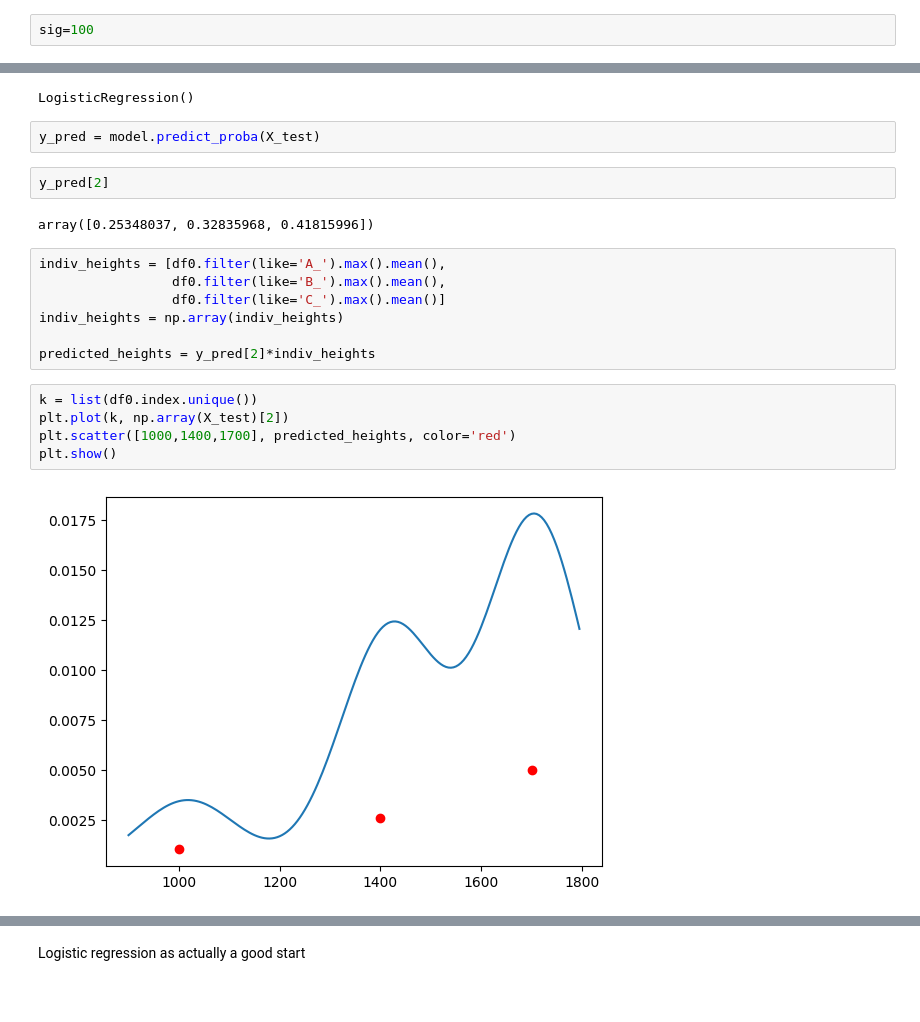
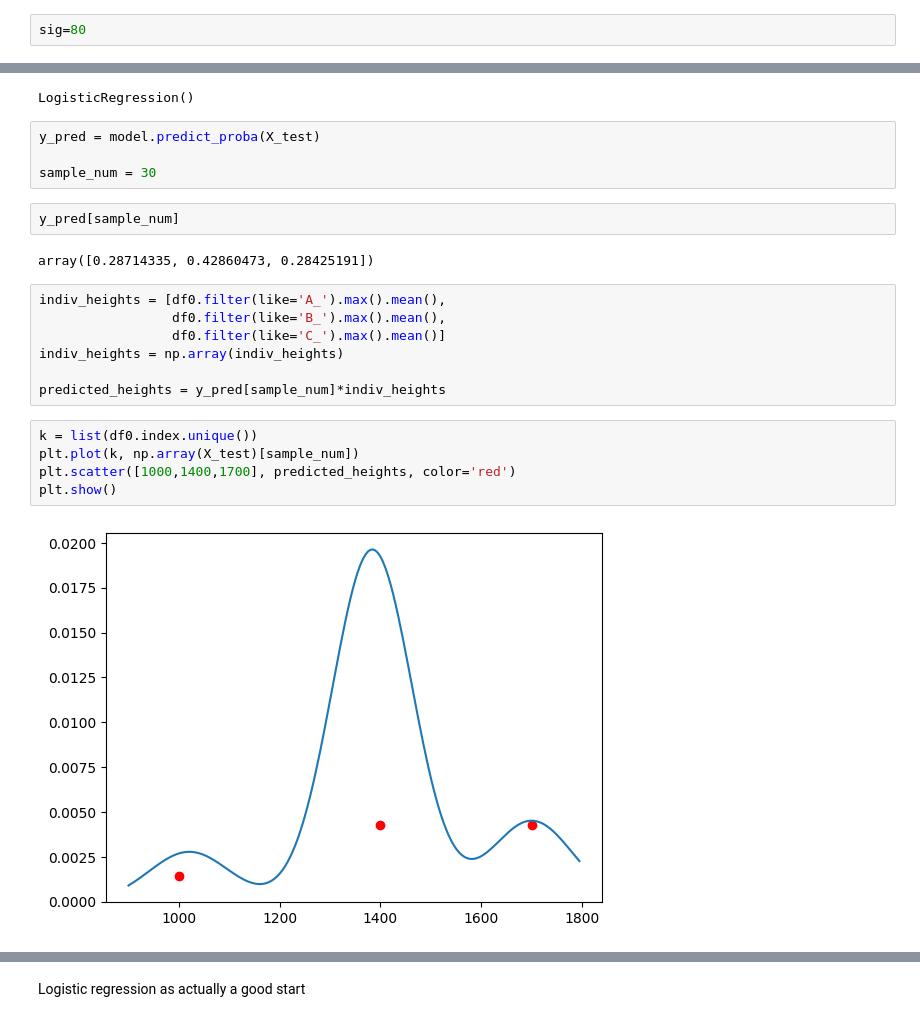
Before and after one commit to karol-pa/Spectra_Classification_Exercises, a Jupyter notebook: exercise_3.ipynb, the cells around one changed output, grey strips where cells are left out. Drawn from its saved outputs; the diff is of its cells as text.

```diff
--- a/exercise_3.ipynb
+++ b/exercise_3.ipynb
@@ -12,7 +12,7 @@ Generate single molecule spectra for model training
 # %%
 k = np.arange(900, 1800, 5)
 # %%
-sig=100
+sig=80
 # %%
 a=[]
 
@@ -238,22 +238,24 @@ model.fit(X_train, y_train)
 LogisticRegression()
 # %%
 y_pred = model.predict_proba(X_test)
+
+sample_num = 30
 # %%
-y_pred[2]
+y_pred[sample_num]
 # %% [output]
-array([0.25348037, 0.32835968, 0.41815996])
+array([0.28714335, 0.42860473, 0.28425191])
 # %%
 indiv_heights = [df0.filter(like='A_').max().mean(),
                  df0.filter(like='B_').max().mean(),
                  df0.filter(like='C_').max().mean()]
 indiv_heights = np.array(indiv_heights)
 
-predicted_heights = y_pred[2]*indiv_heights
+predicted_heights = y_pred[sample_num]*indiv_heights
 # %%
 k = list(df0.index.unique())
-plt.plot(k, np.array(X_test)[2])
+plt.plot(k, np.array(X_test)[sample_num])
 plt.scatter([1000,1400,1700], predicted_heights, color='red')
 plt.show()
 # %% [output]
-[figure, old version]
+[figure, new version]
 # %%
```
Also changed, not shown: parts of 6 cells of this notebook, 1 other file.
